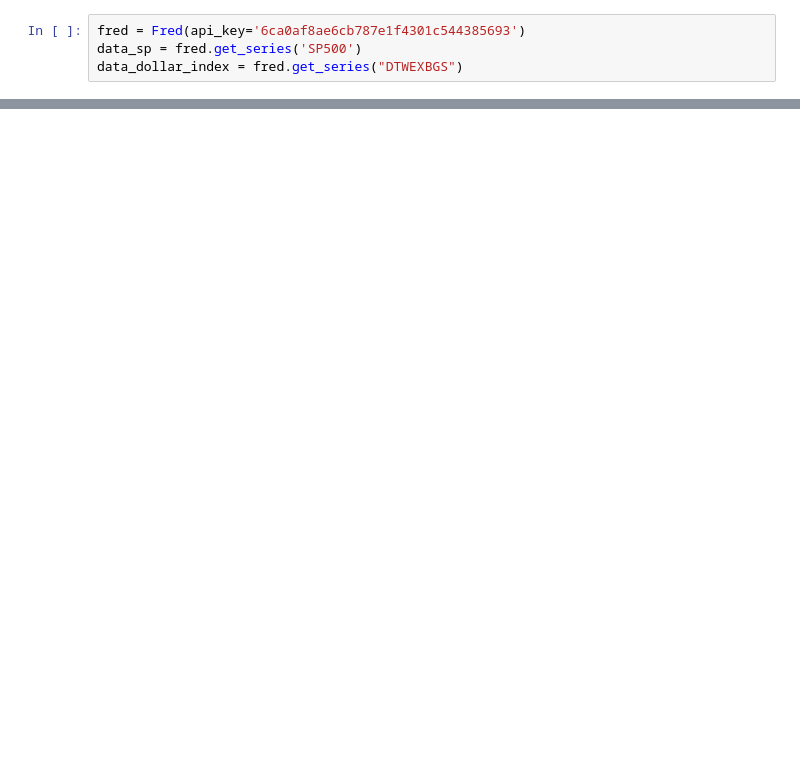
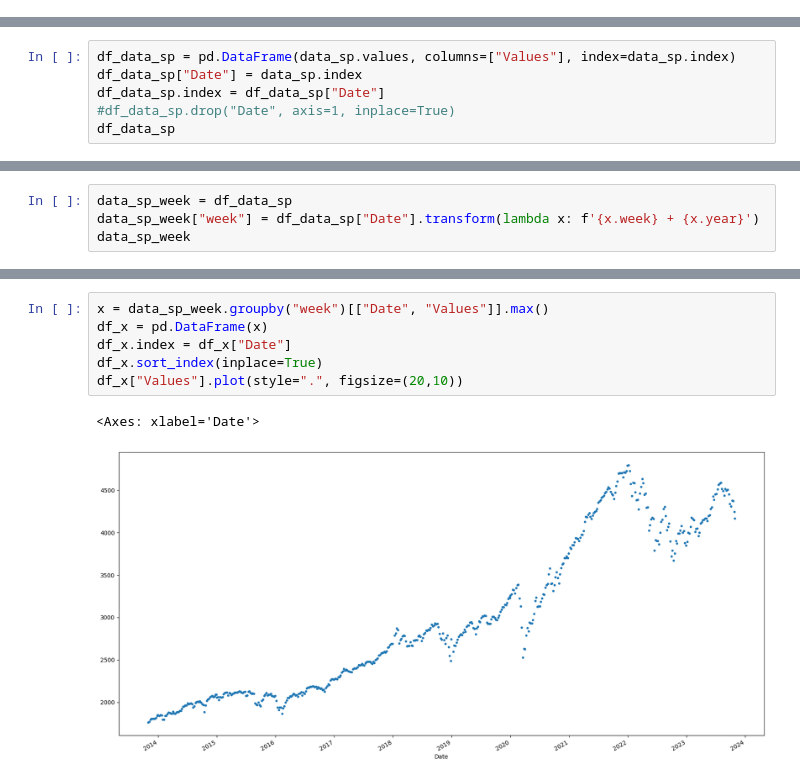
Before and after one commit to Moises-mfg/Analise-exploratoria-blockchain-Bitcoin, a Jupyter notebook: fred_api.ipynb, the cells around one changed output, grey strips where cells are left out. Cells and saved outputs as stored; diff of their text form; blank space fills up the shorter version.

Commit message:
fred api

```diff
--- a/fred_api.ipynb
+++ b/fred_api.ipynb
@@ -13,4 +13,0 @@ from fredapi import Fred
-# %%
-fred = Fred(api_key='6ca0af8ae6cb787e1f4301c544385693')
-data_sp = fred.get_series('SP500')
-data_dollar_index = fred.get_series("DTWEXBGS")
@@ -36,0 +76,6 @@ data_sp,data_dollar_index
+# %%
+df_data_sp = pd.DataFrame(data_sp.values, columns=["Values"], index=data_sp.index)
+df_data_sp["Date"] = data_sp.index
+df_data_sp.index = df_data_sp["Date"]
+#df_data_sp.drop("Date", axis=1, inplace=True)
+df_data_sp
@@ -36,0 +97,4 @@ data_sp,data_dollar_index
+# %%
+data_sp_week = df_data_sp
+data_sp_week["week"] = df_data_sp["Date"].transform(lambda x: f'{x.week} + {x.year}')
+data_sp_week
@@ -36,0 +116,9 @@ data_sp,data_dollar_index
+# %%
+x = data_sp_week.groupby("week")[["Date", "Values"]].max()
+df_x = pd.DataFrame(x)
+df_x.index = df_x["Date"]
+df_x.sort_index(inplace=True)
+df_x["Values"].plot(style=".", figsize=(20,10))
+# %% [output]
+<Axes: xlabel='Date'>
+[figure, added]
```
Also changed, not shown: parts of 7 cells of this notebook.
